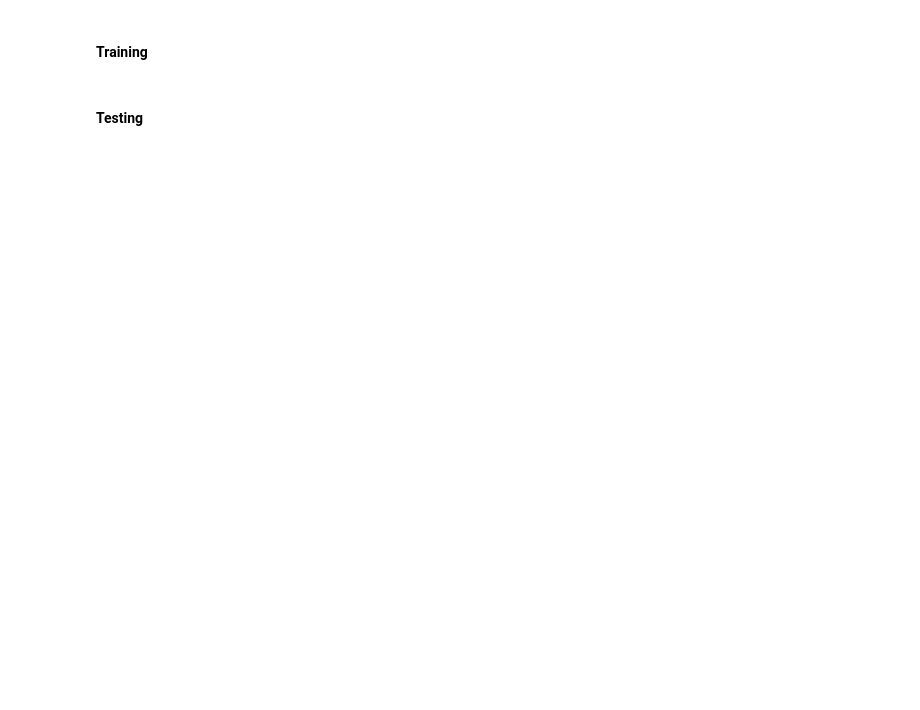
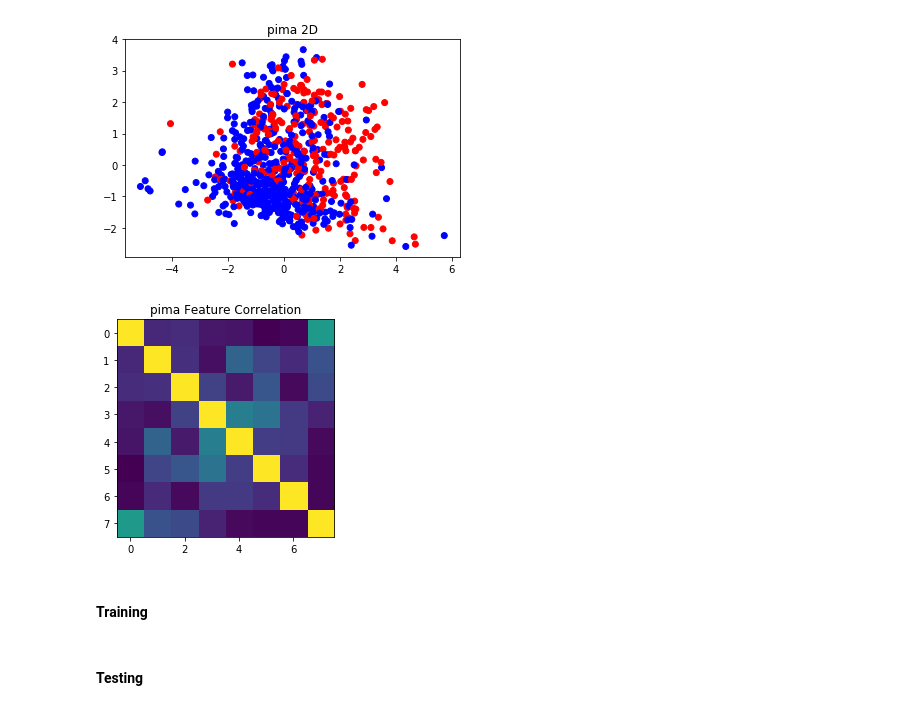
Before and after one commit to ayat-rashad/BEMKL, a Jupyter notebook: code/Pima Dataset.ipynb, the cells around one changed output. Drawn from its saved outputs; the diff is of its cells as text; code cells hidden in the pictures; blank space fills up the shorter version.

```diff
--- a/code/Pima Dataset.ipynb
+++ b/code/Pima Dataset.ipynb
@@ -32,6 +35,13 @@ K_pima = util.get_kernels(X_pima, poly=True)
 K_pima = util.preprocess_kernel(K_pima)
 K, K_test = K_pima[:,:N,:N],K_pima[:,N:,:N]
 y, y_test = y_pima[:N], y_pima[N:]
+# %%
+reload(plot)
+
+plot.plot_data(X_pima,y_pima, 'pima')
+# %% [output]
+[figure, added]
+[figure, added]
 # %%
 bemkl = BEMKL()
 # %% [markdown]
```
Also changed, not shown: parts of 2 cells of this notebook, 9 other files.
